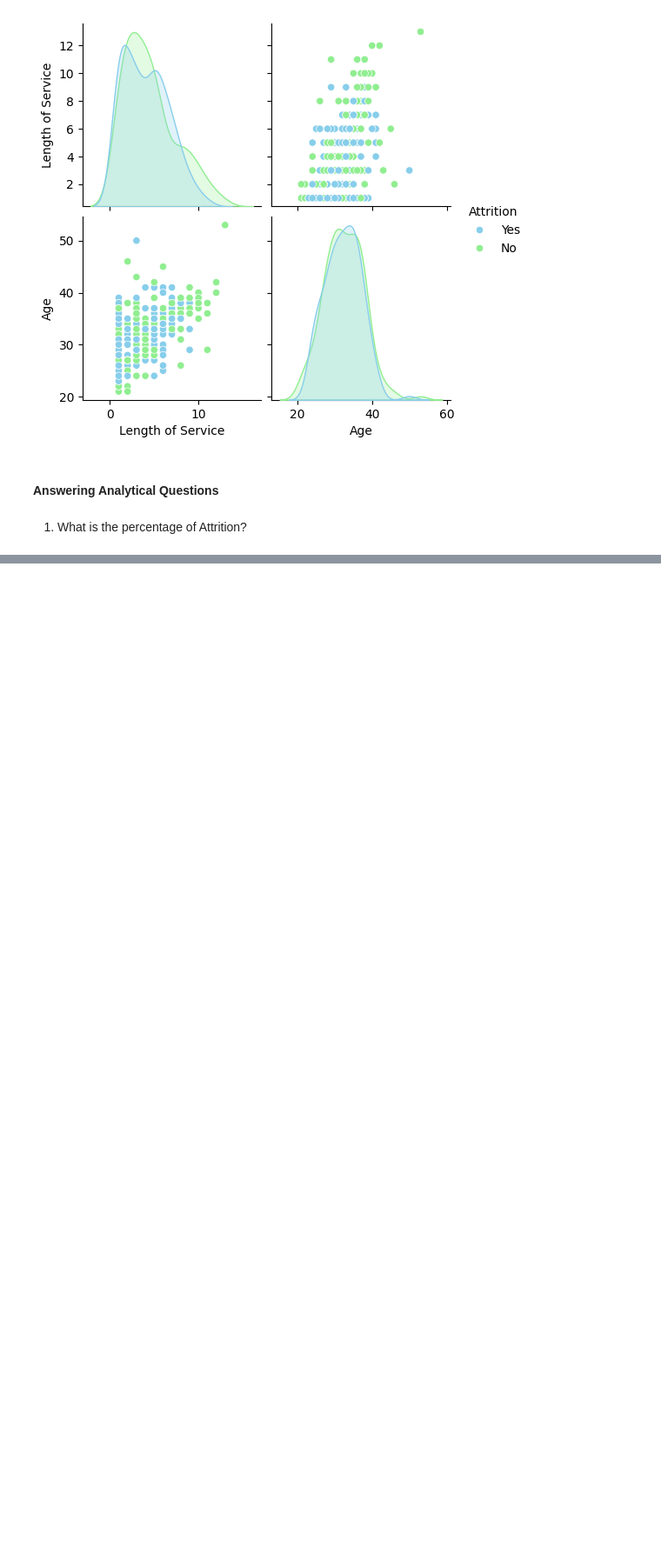
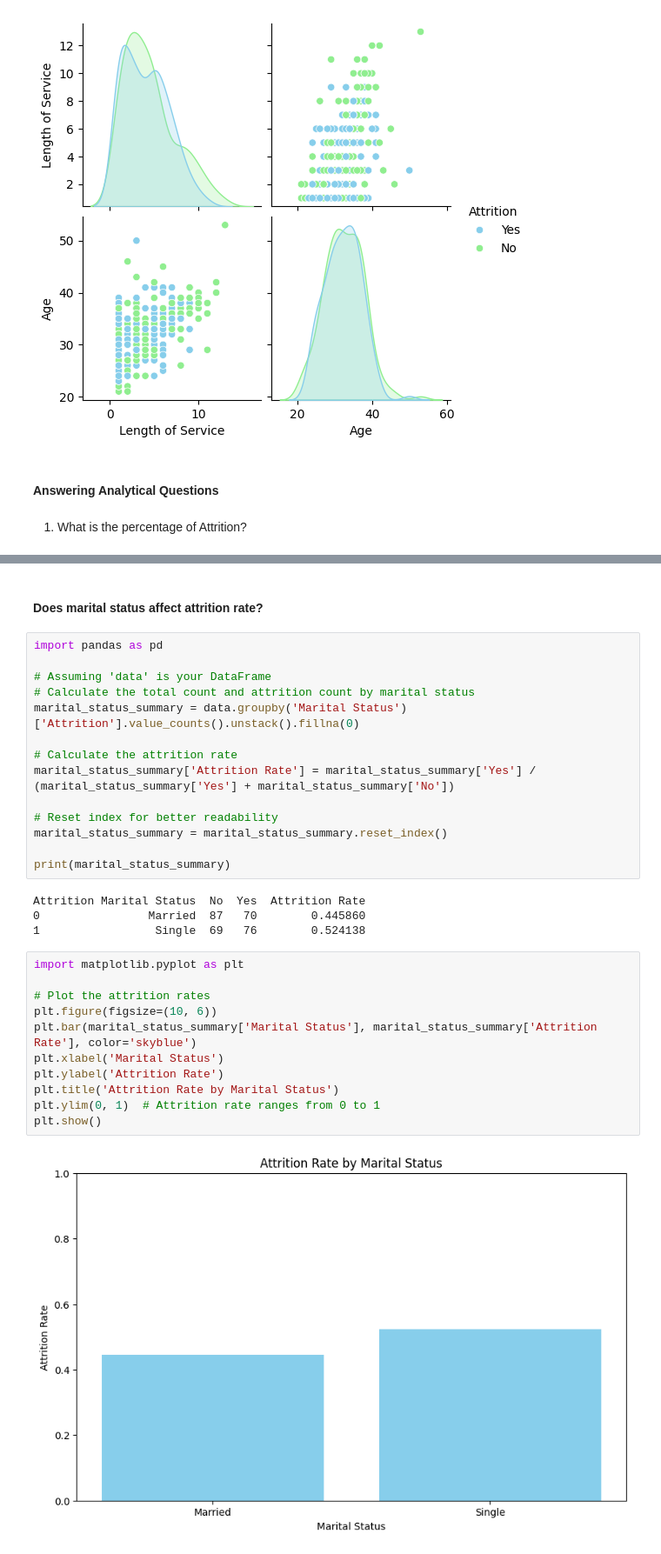
Before and after one commit to AndyMortey/Employee-Attrition-Predictor, a Jupyter notebook: notebook.ipynb, the cells around one changed output, grey strips where cells are left out. Shown at 87% size. Saved outputs shown, nothing was run; the diff lists cells and outputs as text; blank space fills up the shorter version.

```diff
--- a/notebook.ipynb
+++ b/notebook.ipynb
@@ -256,0 +295,33 @@ Text(0.5, 1.0, 'The Attrition distribution')
+# %% [markdown]
+#### Does marital status affect attrition rate?
+# %%
+import pandas as pd
+
+# Assuming 'data' is your DataFrame
+# Calculate the total count and attrition count by marital status
+marital_status_summary = data.groupby('Marital Status')['Attrition'].value_counts().unstack().fillna(0)
+
+# Calculate the attrition rate
+marital_status_summary['Attrition Rate'] = marital_status_summary['Yes'] / (marital_status_summary['Yes'] + marital_status_summary['No'])
+
+# Reset index for better readability
+marital_status_summary = marital_status_summary.reset_index()
+
+print(marital_status_summary)
+# %% [output]
+Attrition Marital Status  No  Yes  Attrition Rate
+0                Married  87   70        0.445860
+1                 Single  69   76        0.524138
+# %%
+import matplotlib.pyplot as plt
+
+# Plot the attrition rates
+plt.figure(figsize=(10, 6))
+plt.bar(marital_status_summary['Marital Status'], marital_status_summary['Attrition Rate'], color='skyblue')
+plt.xlabel('Marital Status')
+plt.ylabel('Attrition Rate')
+plt.title('Attrition Rate by Marital Status')
+plt.ylim(0, 1)  # Attrition rate ranges from 0 to 1
+plt.show()
+# %% [output]
+[figure, added]
```
Also changed, not shown: parts of 7 cells of this notebook.
